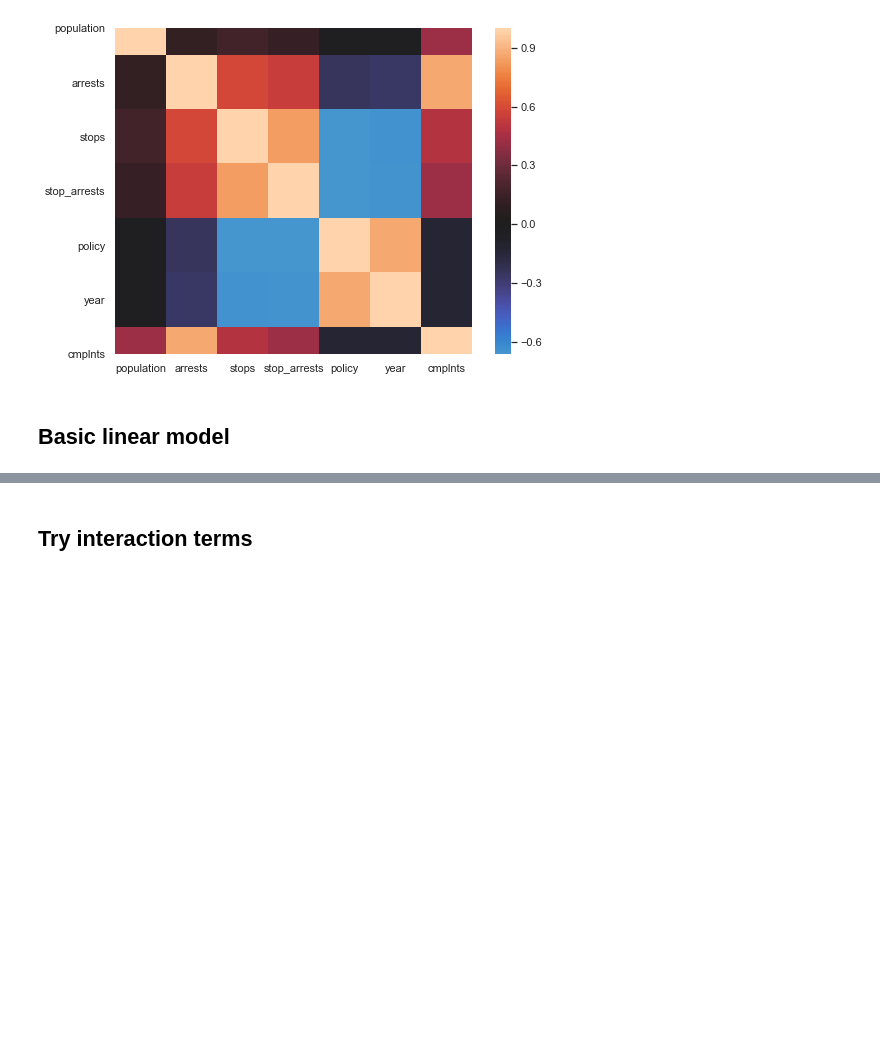
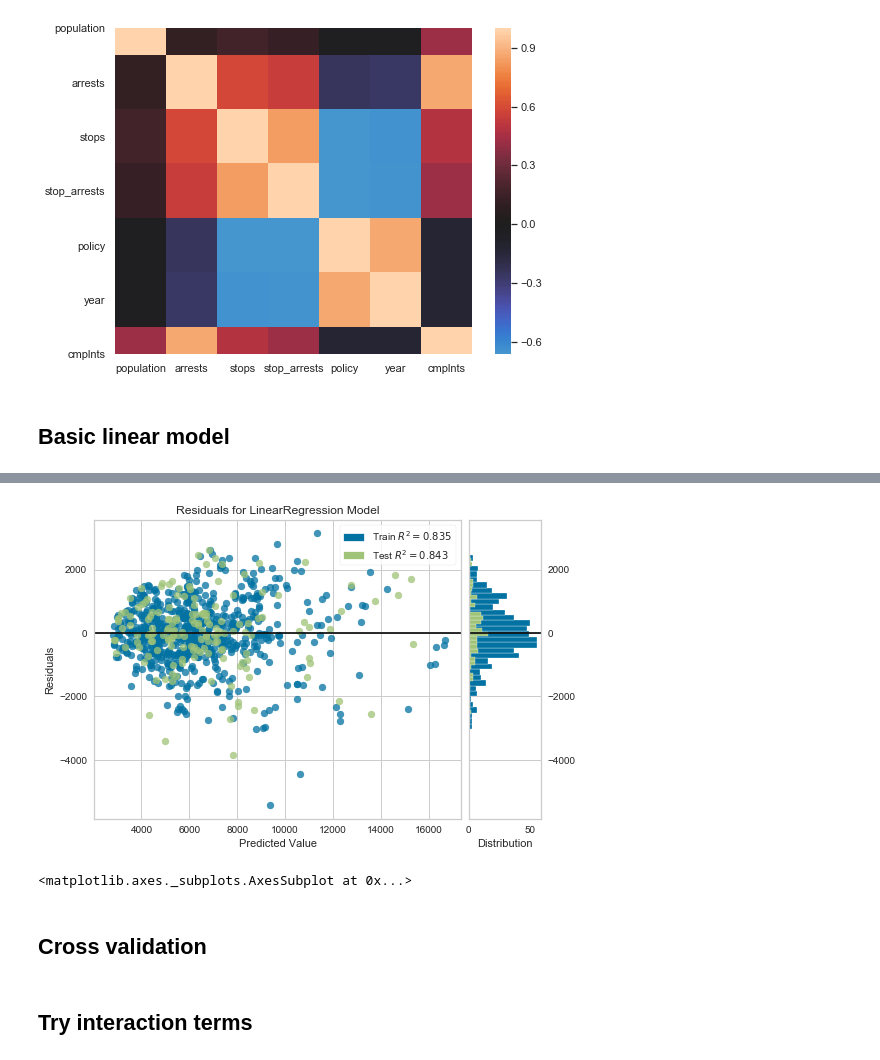
Before and after one commit to anilca-lab/FIS-Mod4-Project, a Jupyter notebook: brad_modeling.ipynb, the cells around one changed output, grey strips where cells are left out. Saved outputs shown, nothing was run; the diff lists cells and outputs as text; code cells hidden in the pictures; blank space fills up the shorter version.

```diff
--- a/brad_modeling.ipynb
+++ b/brad_modeling.ipynb
@@ -126,0 +362,11 @@ strong multicollinearity or other numerical problems.
+# %%
+from yellowbrick.regressor import ResidualsPlot
+visualizer = ResidualsPlot(LinearRegression())
+visualizer.fit(X_train, y_train)  # Fit the training data to the visualizer
+visualizer.score(X_test, y_test)  # Evaluate the model on the test data
+visualizer.show()
+# %% [output]
+[figure, added]
+<matplotlib.axes._subplots.AxesSubplot at 0x...>
+# %% [markdown]
+## Cross validation
```
Also changed, not shown: parts of 35 cells of this notebook, 1 other file.
